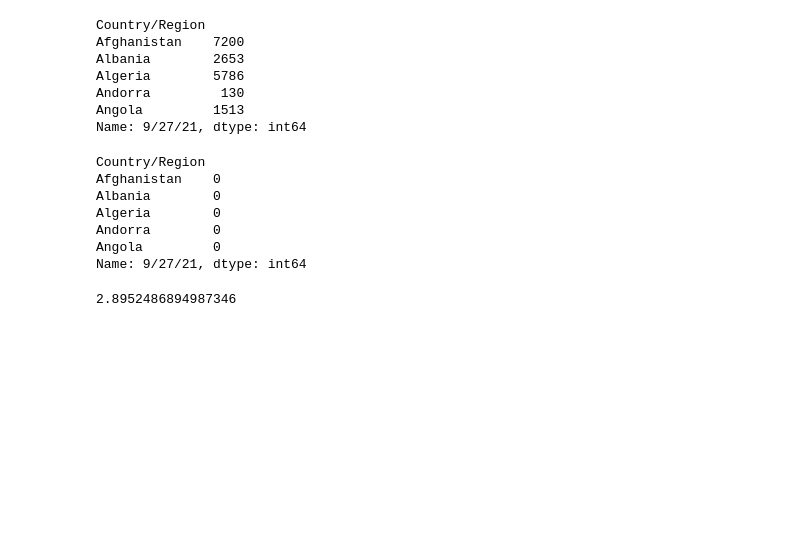
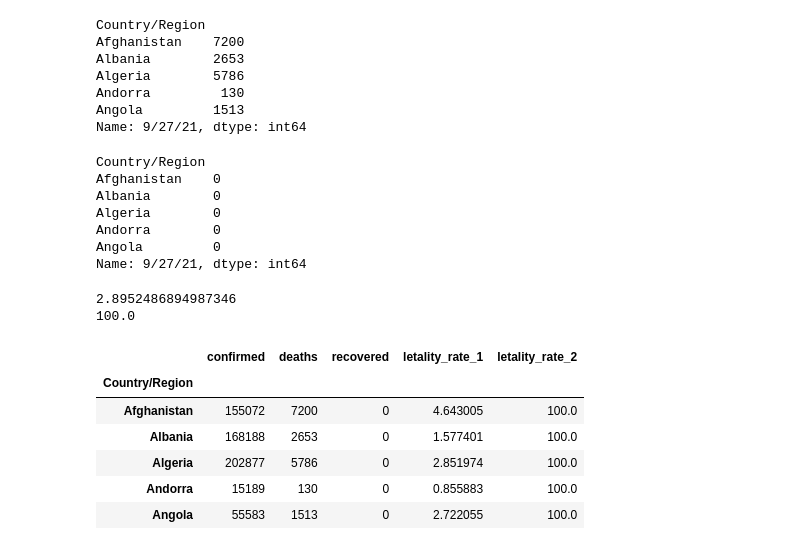
Before and after one commit to joaoavanzini/data-science-analise-saude-medicina-alura, a Jupyter notebook: CursoDataScienceeSaude.ipynb, the cells around one changed output. Saved outputs shown, nothing was run; the diff lists cells and outputs as text; code cells hidden in the pictures; blank space fills up the shorter version.

```diff
--- a/CursoDataScienceeSaude.ipynb
+++ b/CursoDataScienceeSaude.ipynb
@@ -430,6 +430,23 @@ combined.columns = ["confirmed", "deaths", "recovered"]
 # %%
 sum_up = combined.sum()
 letality_rate_1 = sum_up["deaths"] / sum_up["confirmed"]
+letality_rate_2 = sum_up["deaths"] / (sum_up["deaths"] + sum_up["recovered"])
 print(letality_rate_1 * 100)
+print(letality_rate_2 * 100)
 # %% [output]
 2.8952486894987346
+100.0
+# %%
+letality_rate_1 = combined["deaths"] / combined["confirmed"] * 100
+letality_rate_2 = combined["deaths"] / (combined["recovered"] + combined["deaths"]) * 100
+combined["letality_rate_1"] = letality_rate_1
+combined["letality_rate_2"] = letality_rate_2
+combined.head()
+# %% [output]
+|  | confirmed | deaths | recovered | letality_rate_1 | letality_rate_2 |
+| Country/Region |  |  |  |  |  |
+| Afghanistan | 155072 | 7200 | 0 | 4.643005 | 100.0 |
+| Albania | 168188 | 2653 | 0 | 1.577401 | 100.0 |
+| Algeria | 202877 | 5786 | 0 | 2.851974 | 100.0 |
+| Andorra | 15189 | 130 | 0 | 0.855883 | 100.0 |
+| Angola | 55583 | 1513 | 0 | 2.722055 | 100.0 |
```
Also changed, not shown: parts of 3 cells of this notebook.
